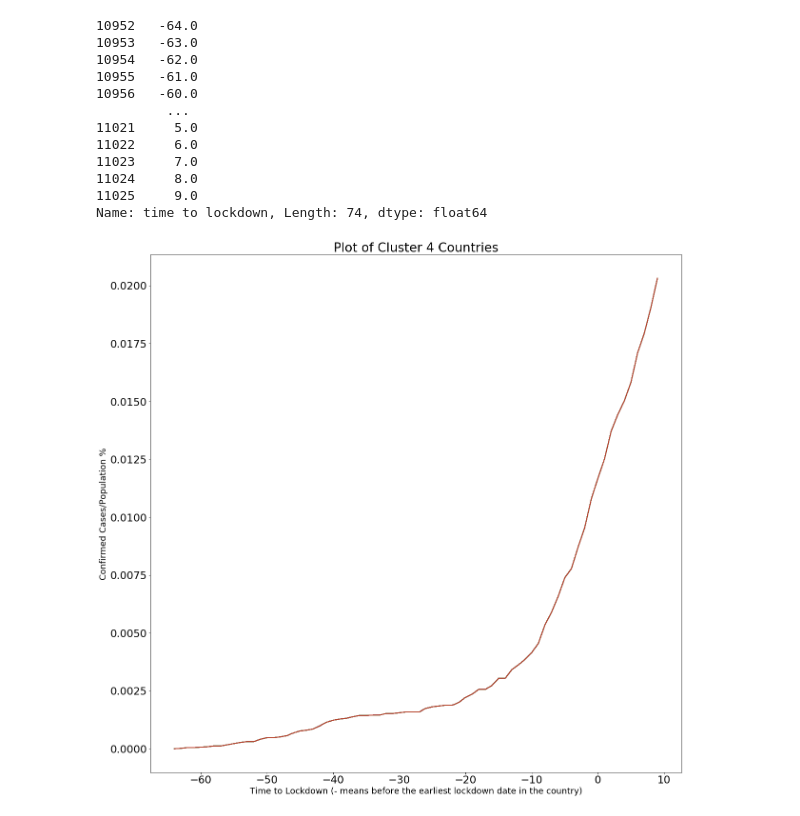
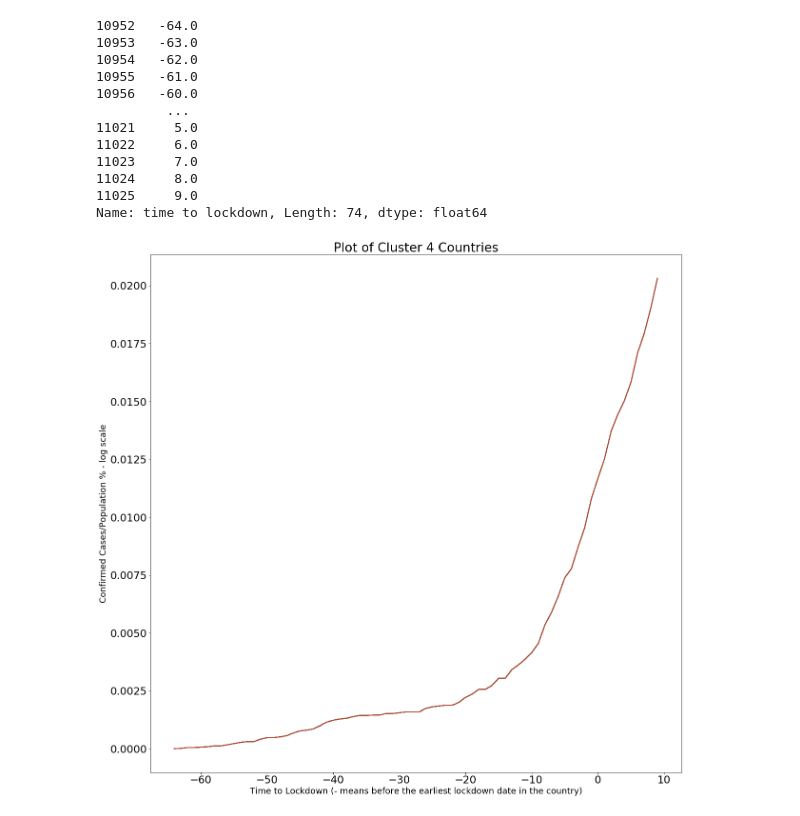
Before and after one commit to ahujaradhika/covid-economics, a Jupyter notebook: Kaggle/K-Means Clustering.ipynb, the cells around one changed output. Saved outputs shown, nothing was run; the diff lists cells and outputs as text; code cells hidden in the pictures.

```diff
--- a/Kaggle/K-Means Clustering.ipynb
+++ b/Kaggle/K-Means Clustering.ipynb
@@ -281,18 +281,18 @@ Name: time to lockdown, Length: 74, dtype: float64
 # %%
 from pylab import rcParams
 def plot_clusters(cluster_n, country_demographics_date):
-    countries = country_by_date.loc[country_by_date['cluster'] == cluster_n, 'Country_Region']
+    countries = country_demographics_date.loc[country_demographics_date['cluster'] == cluster_n, 'Country_Region']
     for c in countries:
         rcParams['figure.figsize'] = 20, 20
         rcParams.update({'font.size': 22})
         plt.plot(country_demographics_date.loc[country_demographics_date['Country_Region'] == c, 'time to lockdown'],country_demographics_date.loc[country_demographics_date['Country_Region'] == c, 'ConfirmedCases/pop %'])
     plt.title('Plot of Cluster '+str(cluster_n)+' Countries')
     plt.xlabel('Time to Lockdown (- means before the earliest lockdown date in the country)', fontsize=18)
-    plt.ylabel('Confirmed Cases/Population %', fontsize=18)
+    plt.ylabel('Confirmed Cases/Population % - log scale', fontsize=18)
     plt.savefig('Cluster '+str(cluster_n)+' Countries.png')
 plot_clusters(4,country_demographics_date)
 # %% [output]
-[figure, old version]
+[figure, new version]
 # %%
 plot_clusters(3,country_demographics_date)
 # %% [output]
```
Also changed, not shown: parts of 3 cells of this notebook, 2 other files.
